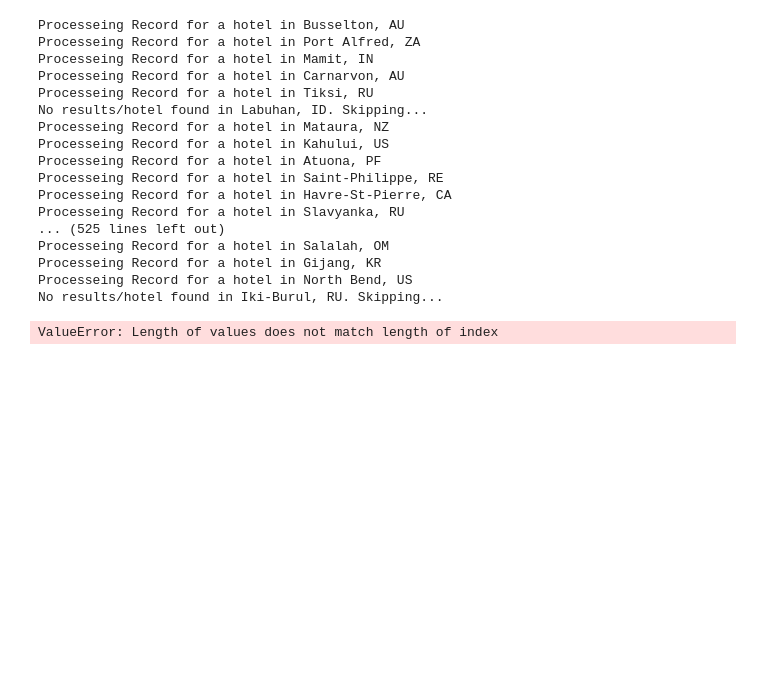
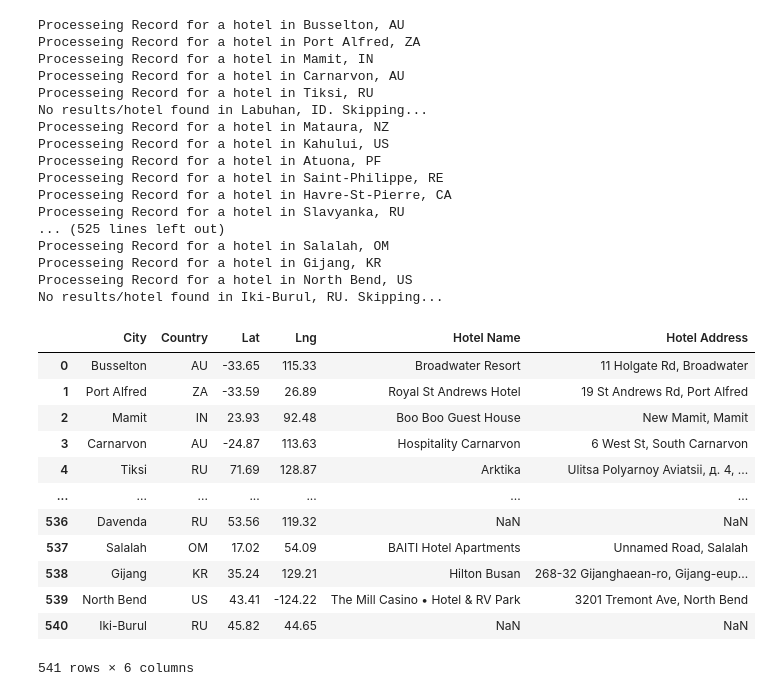
Before and after one commit to paloni-dotcom/Python-API-Challenge, a Jupyter notebook: VacationPy/VacationPy..ipynb, the cells around one changed output. Cells and saved outputs as stored; diff of their text form; code cells hidden in the pictures; blank space fills up the shorter version.

Commit message:
created new data frame including hotel name and address

```diff
--- a/VacationPy/VacationPy..ipynb
+++ b/VacationPy/VacationPy..ipynb
@@ -105,6 +95,3 @@ hotel_df
 | 539 | North Bend | US | 43.41 | -124.22 |
 | 540 | Iki-Burul | RU | 45.82 | 44.65 |
 541 rows × 4 columns
-# %%
-hotel_df = pd.DataFrame(vacation_df, columns=["City", "Country", "Lat", "Lng"])
-hotel_df
@@ -125,11 +98,7 @@ hotel_df
 # %%
-#finding first hotel in 5000 meters of radius
-#setting up lists for hotel information
+#set up lists for hotel information
 hotelName = []
 hotelAddress = []
-hotelRating = []
-hotelLat = []
-hotelLng = []
 
 for index, row in hotel_df.iterrows():
     #current info
@@ -155,21 +124,16 @@ for index, row in hotel_df.iterrows():
     base_url = "https://maps.googleapis.com/maps/api/place/nearbysearch/json"
     #run request using params dictionary
     response = requests.get(base_url,params=params).json()
+    #simplify finding results
     results = response['results']
 
     try:
         hotelName.append(results[0]['name'])
         hotelAddress.append(results[0]['vicinity'])
-        hotelRating.append(results[0]['rating'])
-        hotelLat.append(results[0]['geometry']['location']['lat'])
-        hotelLng.append(results[0]['geometry']['location']['lng'])
         print(f"Processeing Record for a {target_keyword} in {currentCity}, {currentCountry}")
     except:
         hotelName.append(np.nan)
         hotelAddress.append(np.nan)
-        hotelRating.append(np.nan)
-        hotelLat.append(np.nan)
-        hotelLng.append(np.nan)
         print(f"No results/{target_keyword} found in {currentCity}, {currentCountry}. Skipping...")
 # %% [output]
 Processeing Record for a hotel in Busselton, AU
@@ -190,15 +154,23 @@ Processeing Record for a hotel in Gijang, KR
 Processeing Record for a hotel in North Bend, US
 No results/hotel found in Iki-Burul, RU. Skipping...
 # %%
-
-#adding new information in hotel_df
-
+#add new information into hotel_df
 hotel_df["Hotel Name"] = hotelName
 hotel_df["Hotel Address"] = hotelAddress
-hotel_df["Hotel Rating"] = hotelRating
-hotel_df["Hotel Latitude"] = hotelLat
-hotel_df["Hotel Longitude"] = hotelLng
+#hotel_df = hotel_df.dropna()
 
 hotel_df
 # %% [output]
+|  | City | Country | Lat | Lng | Hotel Name | Hotel Address |
+| 0 | Busselton | AU | -33.65 | 115.33 | Broadwater Resort | 11 Holgate Rd, Broadwater |
+| 1 | Port Alfred | ZA | -33.59 | 26.89 | Royal St Andrews Hotel | 19 St Andrews Rd, Port Alfred |
+| 2 | Mamit | IN | 23.93 | 92.48 | Boo Boo Guest House | New Mamit, Mamit |
+| 3 | Carnarvon | AU | -24.87 | 113.63 | Hospitality Carnarvon | 6 West St, South Carnarvon |
+| 4 | Tiksi | RU | 71.69 | 128.87 | Arktika | Ulitsa Polyarnoy Aviatsii, д. 4, ... |
+| ... | ... | ... | ... | ... | ... | ... |
+| 536 | Davenda | RU | 53.56 | 119.32 | NaN | NaN |
+| 537 | Salalah | OM | 17.02 | 54.09 | BAITI Hotel Apartments | Unnamed Road, Salalah |
+| 538 | Gijang | KR | 35.24 | 129.21 | Hilton Busan | 268-32 Gijanghaean-ro, Gijang-eup... |
+| 539 | North Bend | US | 43.41 | -124.22 | The Mill Casino • Hotel & RV Park | 3201 Tremont Ave, North Bend |
+| 540 | Iki-Burul | RU | 45.82 | 44.65 | NaN | NaN |
-ValueError: Length of values does not match length of index
+541 rows × 6 columns
```
Also changed, not shown: parts of 5 cells of this notebook.
